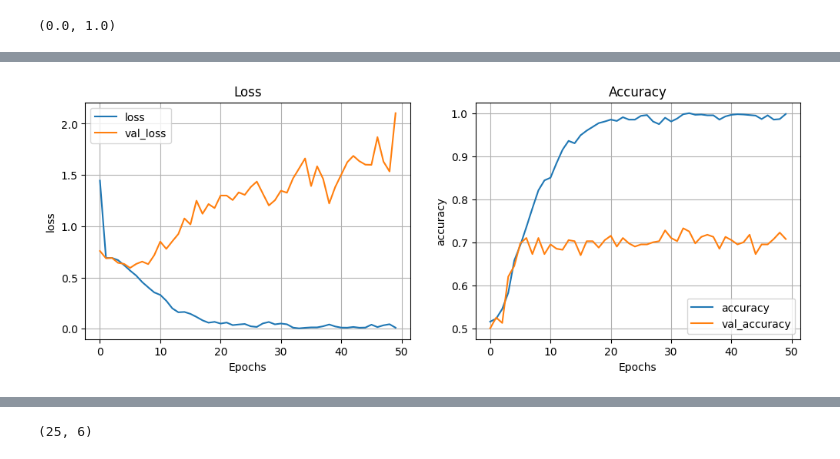
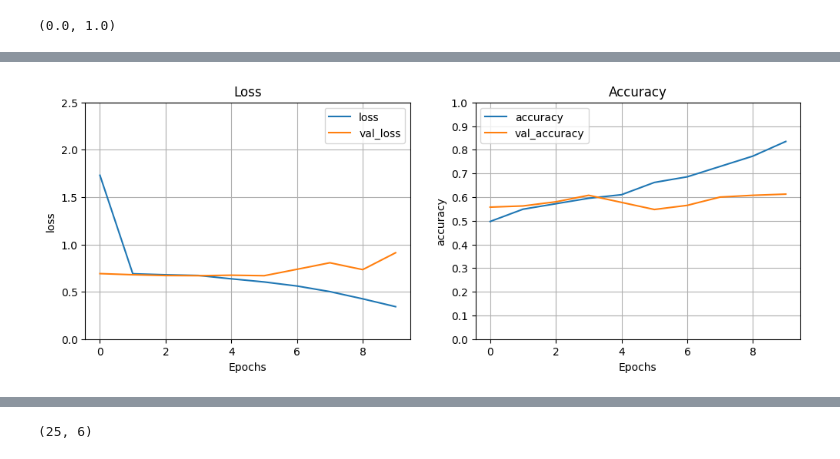
Before and after one commit to MiltonOberg/Artificial_Intelligence2-Milton-OPA23, a Jupyter notebook: labb_2/labb.ipynb, the cells around one changed output, grey strips where cells are left out. Drawn from its saved outputs; the diff is of its cells as text; code cells hidden in the pictures.

```diff
--- a/labb_2/labb.ipynb
+++ b/labb_2/labb.ipynb
@@ -162,7 +148,7 @@ train_list= list(experimental_small_train.iterdir())    # lsit of the paths
 test_list= list(experimental_small_test.iterdir())    # lsit of the paths
 val_list= list(experimental_small_val.iterdir())    # lsit of the paths
 # %%
-def label_data(data):
+def label_data(data:list):
     """Labels the lists with 1 or 0 for dog and cat"""
     labels= []
     images= []
@@ -236,7 +222,7 @@ sns.jointplot(data= df_train_sizes, x= "width", y= "height")
 # %% [markdown]
 ## 2.C)
 # %%
-def resize(data, size= (180, 200)): # tried (150, 150), (250, 250), (100, 100), and some more, (180, 200) has been most consistent
+def resize(data:list, size= (180, 200)): # tried (150, 150), (250, 250), (100, 100), and some more, (180, 200) has been most consistent
     """reads in image and resize, returns in a numpy array"""
     resized_images= []
     for image in data:
@@ -329,11 +315,11 @@ from tensorflow.keras.callbacks import EarlyStopping
 """Making a early stopper that stops if 10 epochs dont give better result based om val accuracy"""
 early_stopper = EarlyStopping(monitor= "val_acc", mode= "max", patience= 10, restore_best_weights= True)
 # %%
-"""Training the model on the scaled data"""
-model.fit(
+"""Training the model on the scaled data, saving the history dict to later be able to plot on every model. Avoiding .history.history exhausted"""
+history_1= model.fit(
     scaled_X_train,
     y_train,
-    epochs= 50,
+    epochs= 10,  # 10 epochs due to overfitting
     callbacks= [early_stopper],
     validation_data= (scaled_X_val, y_val),
 )
@@ -370,15 +353,17 @@ Epoch 50/50
 # %%
 """history history to get the history dict from the model. Which is the metrics of the training"""
-metrics= pd.DataFrame(model.history.history)
+metrics= pd.DataFrame(history_1.history)
 # %%
 def plot_metrics(metrics):
     _, ax = plt.subplots(1,2, figsize = (12,4))
     metrics[["loss", "val_loss"]].plot(ax = ax[0], title = "Loss", grid = True, xlabel= "Epochs", ylabel= "loss")
     metrics[["accuracy", "val_accuracy"]].plot(ax = ax[1], title = "Accuracy", grid = True, xlabel= "Epochs", ylabel= "accuracy")
+    ax[0].set_yticks(np.arange(0, 3, 0.5))
+    ax[1].set_yticks(np.arange(0, 1.1, 0.1))
 
-plot_metrics(metrics)   # Sign of overfitting probably due to to little data
+plot_metrics(metrics)   # Sign of overfitting probably due to to little data"""
 # %% [output]
-[figure, old version]
+[figure, new version]
 # %%
 from sklearn.metrics import classification_report, confusion_matrix, ConfusionMatrixDisplay
 # %%
```
Also changed, not shown: parts of 42 cells of this notebook, 1 other file.
